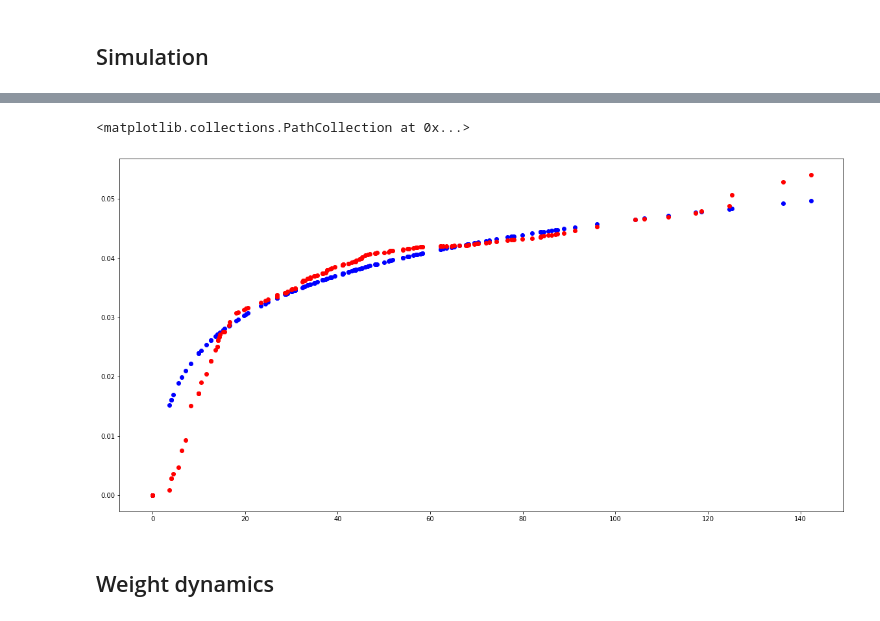
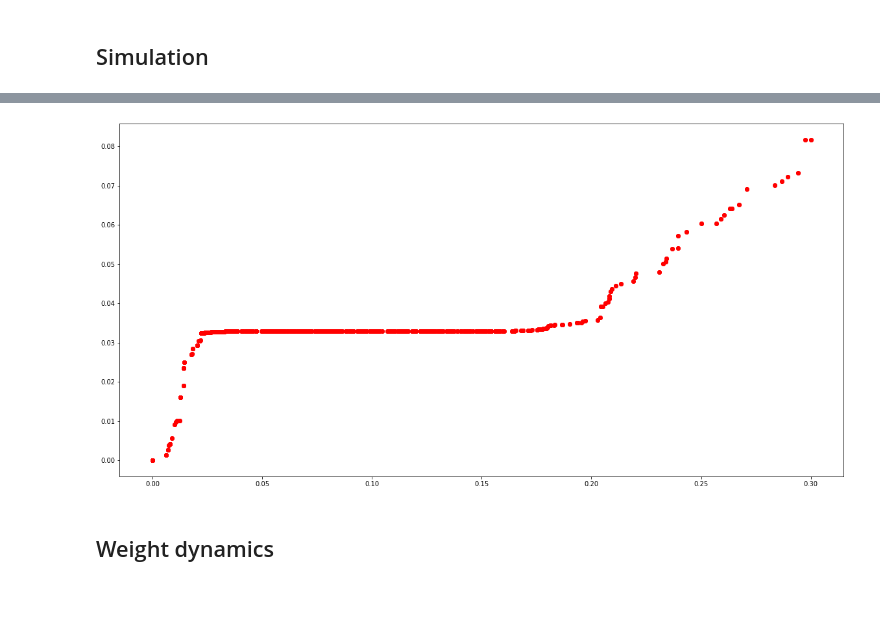
Before and after one commit to isVy08/ESTF, a Jupyter notebook: viz.ipynb, the cells around one changed output, grey strips where cells are left out. Drawn from its saved outputs; the diff is of its cells as text; code cells hidden in the pictures.

```diff
--- a/viz.ipynb
+++ b/viz.ipynb
@@ -46,13 +46,9 @@ def plot_shape_function(d, F1, F2, nrow=5, ncol=5):
 # colors = list(mcolors.CSS4_COLORS.keys())
 # indices = random.choices(range(len(colors)), k=size)
 # %%
-def scale_distance(d, range=[0,1]):
-    if range is None:
-        return d
-    from sklearn.preprocessing import MinMaxScaler
-    d = d.reshape(-1, 1)
-    scaler = MinMaxScaler(feature_range=range)
-    norm_d = scaler.fit_transform(d)
-    return norm_d
+def scale(X, max_, min_):
+    X_std = (X - X.min(axis=1).reshape(-1,1)) / ((X.max(axis=1) - X.min(axis=1)).reshape(-1,1))
+    X_std = X_std * (max_ - min_) + min_
+    return X_std
 # %% [markdown]
 ## Learning
@@ -59,5 +57,5 @@ def scale_distance(d, range=[0,1]):
 # %%
-sim = load_pickle('output/sim.pickle')
+sim = load_pickle('output/mine.pickle')
 # %%
 sim[2] = sim[2].detach().numpy()
 sim[0].shape, sim[1].shape, sim[2].shape
@@ -78,9 +76,8 @@ plot_forecast(sim[0], sim[1], 5, 6, 0, 100)
 # %% [markdown]
 ## Simulation
 # %%
-_, d, _ = load_pickle('data/sample_small.pickle')
+_, d, _ = load_pickle('data/sample.pickle')
 # %%
-norm_d = scale_distance(d, None)
-norm_d = norm_d.reshape(-1, 1)
+d_norm = scale(d.reshape(1,-1), 0.3, 0).reshape(-1)
 # %%
 F =  1e-2 * np.log(norm_d+1)
@@ -92,9 +88,9 @@ plt.scatter(d, sim[2][:, 0], c='r')
 # %%
 l = 0
 plt.figure(figsize=(20,10))
-plt.scatter(d[:150], F[:150, l], c='b')
-plt.scatter(d[:150], sim[2][:150, l], c='r')
+# plt.scatter(d[:150], F[:150, l], c='b')
+plt.scatter(d_norm[:], sim[2][:, l], c='r')
+plt.show()
 # %% [output]
-<matplotlib.collections.PathCollection at 0x...>
-[figure, old version]
+[figure, new version]
 # %%
```
Also changed, not shown: parts of 7 cells of this notebook, 4 other files.
